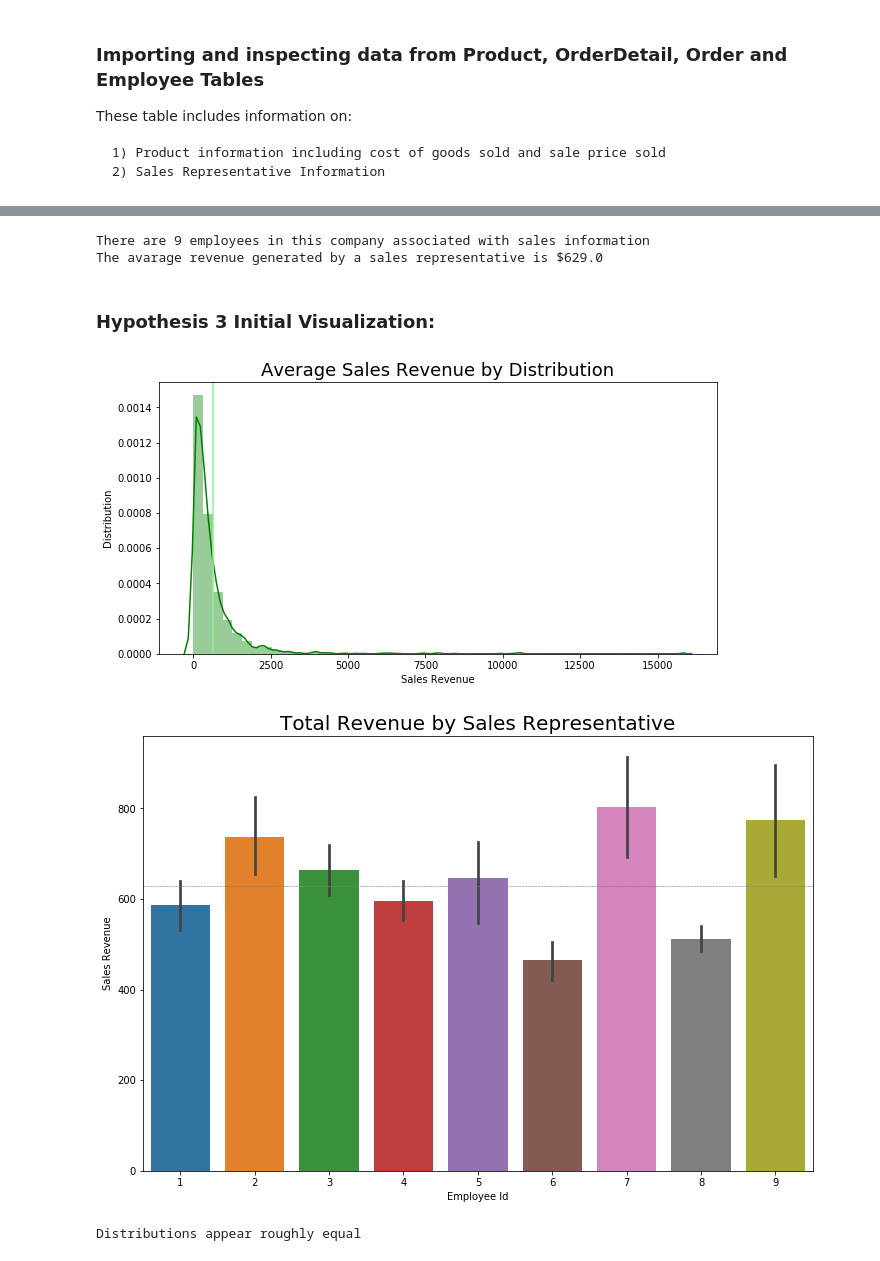
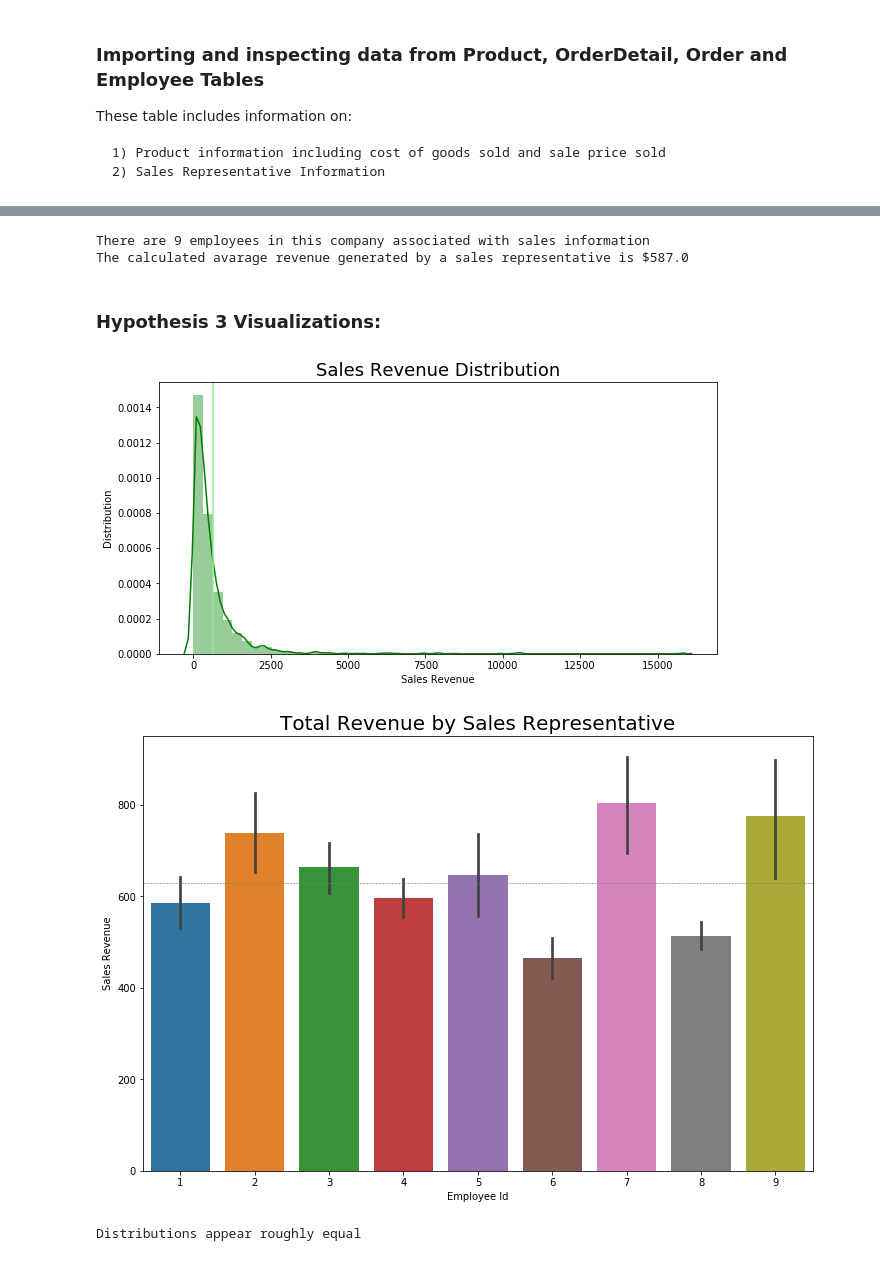
Before and after one commit to andiosika/hypothesis_testing_workflow_python, a Jupyter notebook: student.ipynb, the cells around one changed output, grey strips where cells are left out. Drawn from its saved outputs; the diff is of its cells as text; code cells hidden in the pictures.

```diff
--- a/student.ipynb
+++ b/student.ipynb
@@ -651,37 +661,38 @@ dfr
 # %%
-dfr['Margin'] = dfr['SalesPrice'] - dfr['COGS']
+dfr['Margin'] = (dfr['SalesPrice']-(dfr['SalesPrice']*dfr['Discount'])) - dfr['COGS']
 
-dfr['SaleRev'] = dfr['SalesPrice']*dfr['Quantity']
+#Sales Revenue is calculated by multiplying the adjusted price (accounting for any discounts) times quantity
+dfr['SaleRev'] = (dfr['SalesPrice'] - (dfr['SalesPrice']*dfr['Discount'])) * dfr['Quantity']
 # %%
 empcount = len(dfr['EmployeeId'].unique())
 avrev = dfr['SaleRev'].mean()
 print(f'There are {empcount} employees in this company associated with sales information')
-print(f'The avarage revenue generated by a sales representative is ${round(avrev)}')
+print(f'The calculated avarage revenue generated by a sales representative is ${round(avrev)}')
 # %% [output]
 There are 9 employees in this company associated with sales information
-The avarage revenue generated by a sales representative is $629.0
+The calculated avarage revenue generated by a sales representative is $587.0
 # %% [markdown]
-### Hypothesis 3 Initial Visualization:
+### Hypothesis 3 Visualizations:
 # %%
 fig, ax = plt.subplots(figsize=(10,5))
 sns.distplot(dfr['SaleRev'], color='green')
 plt.axvline(avrev, color='lightgreen')
 plt.xlabel('Sales Revenue')
 plt.ylabel('Distribution')
-plt.title('Average Sales Revenue by Distribution', fontsize=18)
+plt.title('Sales Revenue Distribution', fontsize=18)
 plt.show()
 # %% [output]
-[figure, old version]
+[figure, new version]
 # %%
 fig, ax = plt.subplots(figsize=(12,8))
 sns.barplot(data=dfr, x='EmployeeId', y='SaleRev', ci=68, ax=ax)
 plt.title('Total Revenue by Sales Representative', fontsize=20)
-plt.axhline(629,linestyle="--", color='gray', linewidth=.6 )
+plt.axhline(avrev,linestyle="--", color='gray', linewidth=.6 )
 plt.xlabel('Employee Id')
 plt.ylabel('Sales Revenue')
 plt.show()
 # %% [output]
-[figure, old version]
+[figure, new version]
 # %%
 reps = {}
 for rep in dfr['EmployeeId'].unique():
```
Also changed, not shown: parts of 54 cells of this notebook, 1 other file.
